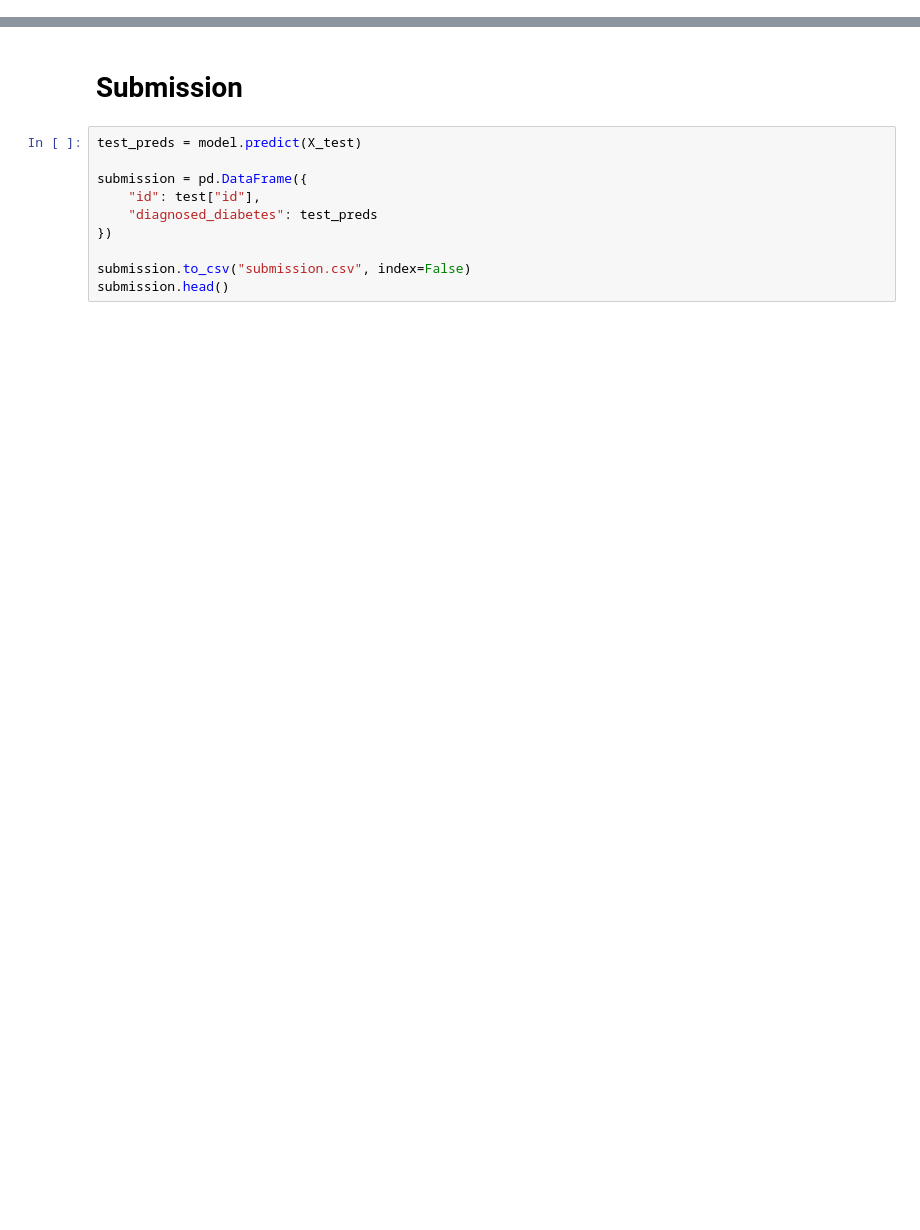
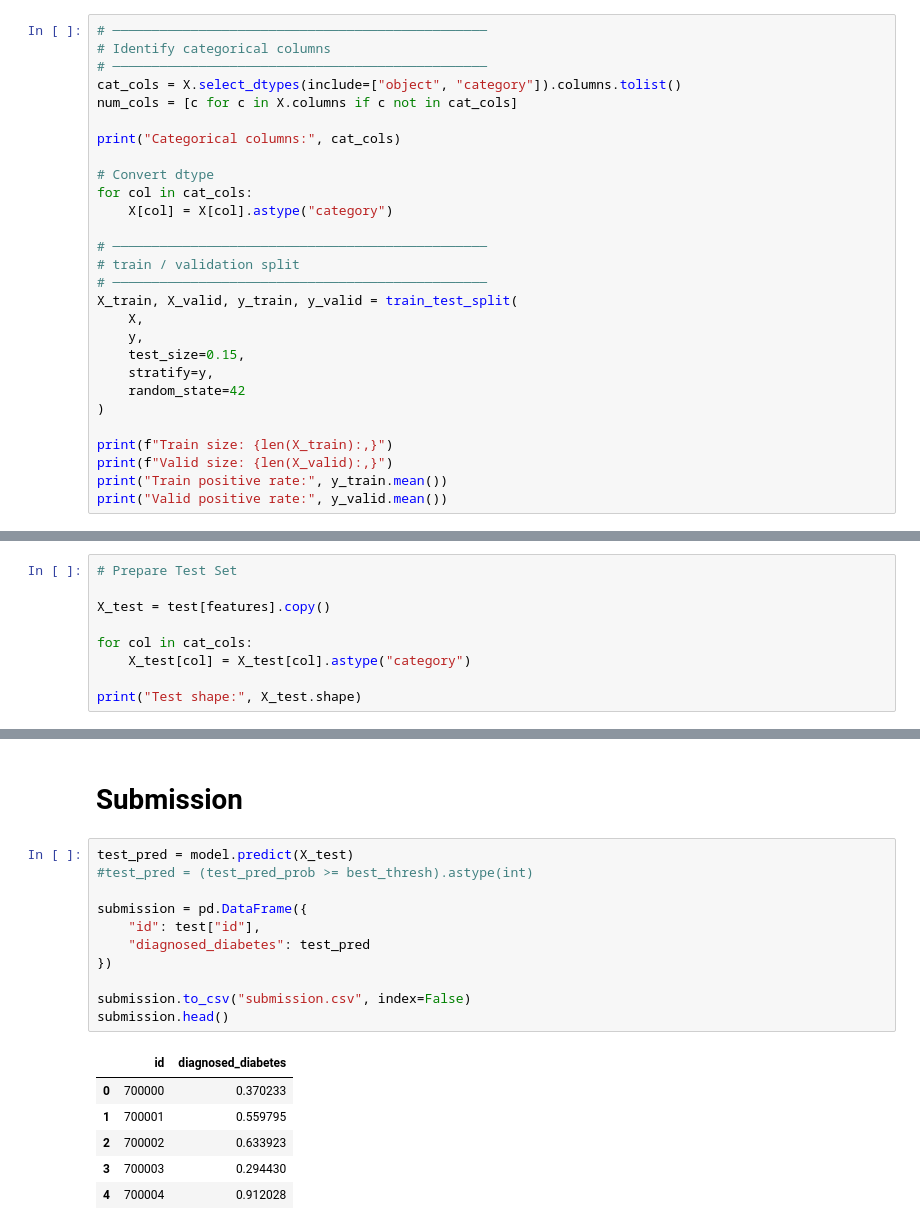
Before and after one commit to vanezp01/datalabs, a Jupyter notebook: Diabetes_Prediction.ipynb, the cells around one changed output, grey strips where cells are left out. Cells and saved outputs as stored; diff of their text form; blank space fills up the shorter version.

```diff
--- a/Diabetes_Prediction.ipynb
+++ b/Diabetes_Prediction.ipynb
@@ -350,0 +329,28 @@ Test set shape after preprocessing: (300000, 24)
+# %%
+# ────────────────────────────────────────────────
+# Identify categorical columns
+# ────────────────────────────────────────────────
+cat_cols = X.select_dtypes(include=["object", "category"]).columns.tolist()
+num_cols = [c for c in X.columns if c not in cat_cols]
+
+print("Categorical columns:", cat_cols)
+
+# Convert dtype
+for col in cat_cols:
+    X[col] = X[col].astype("category")
+
+# ────────────────────────────────────────────────
+# train / validation split
+# ────────────────────────────────────────────────
+X_train, X_valid, y_train, y_valid = train_test_split(
+    X,
+    y,
+    test_size=0.15,
+    stratify=y,
+    random_state=42
+)
+
+print(f"Train size: {len(X_train):,}")
+print(f"Valid size: {len(X_valid):,}")
+print("Train positive rate:", y_train.mean())
+print("Valid positive rate:", y_valid.mean())
@@ -350,0 +363,9 @@ Test set shape after preprocessing: (300000, 24)
+# %%
+# Prepare Test Set
+
+X_test = test[features].copy()
+
+for col in cat_cols:
+    X_test[col] = X_test[col].astype("category")
+
+print("Test shape:", X_test.shape)
@@ -464,12 +509,20 @@ plt.show()
 # %% [markdown]
 # Submission
 # %%
-test_preds = model.predict(X_test)
+test_pred = model.predict(X_test)
+#test_pred = (test_pred_prob >= best_thresh).astype(int)
 
 submission = pd.DataFrame({
     "id": test["id"],
-    "diagnosed_diabetes": test_preds
+    "diagnosed_diabetes": test_pred
 })
 
 submission.to_csv("submission.csv", index=False)
 submission.head()
+# %% [output]
+|  | id | diagnosed_diabetes |
+| 0 | 700000 | 0.370233 |
+| 1 | 700001 | 0.559795 |
+| 2 | 700002 | 0.633923 |
+| 3 | 700003 | 0.294430 |
+| 4 | 700004 | 0.912028 |
```
Also changed, not shown: parts of 8 cells of this notebook.
